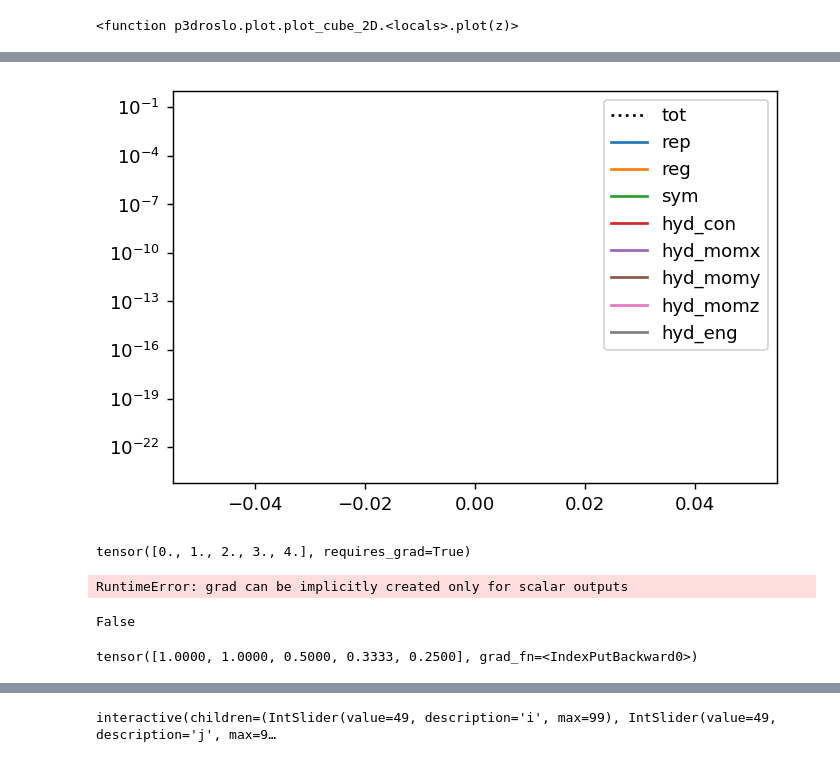
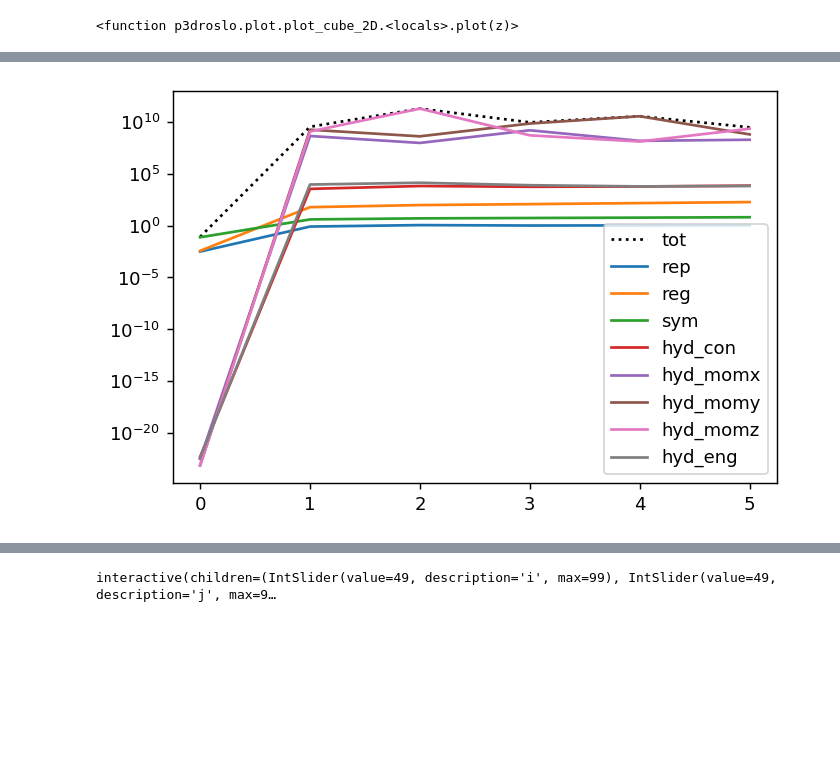
Before and after one commit to Magritte-code/pomme, a Jupyter notebook: docs/src/examples/R_Aquilae.ipynb, the cells around one changed output, grey strips where cells are left out. Saved outputs shown, nothing was run; the diff lists cells and outputs as text; code cells hidden in the pictures; blank space fills up the shorter version.

```diff
--- a/docs/src/examples/R_Aquilae.ipynb
+++ b/docs/src/examples/R_Aquilae.ipynb
@@ -474,34 +326,3 @@ def z_pos_symmetry_loss(arr):
 
 def z_neg_symmetry_loss(arr):
     return torch.mean((arr + torch.flip(arr, dims=(2,)))**2)
-# %%
-class SphericalLoss:
-    """
-    Copmutes the deviation from spherical symmetry.
-    """
-
-    def __init__(self, model, origin, weights=None):
-        # Get radial coordinates w.r.t. the given origin.
-        r = model.get_radius(origin=origin)
-        # Define the number of radial bins.
-        self.N = int(np.mean(model.shape)//2)
-        # Define the boundaries of the radial bins.
-        r_min = r.min()
-        r_max = r.max()
-        # Extract the indices of the radial bins.
-        self.r_ind = ((r - r_min) *  ((self.N - 1) / (r_max - r_min))).astype(np.int64)
-        # Extract the spherical masks (which mask everything but radial bin 'i').
-        self.masks = [self.r_ind==i for i in range(self.N)]
-        # Set the weights, if necessary.
-        if weights is None:
-            self.weights = torch.ones(self.N)
-        else:
-            self.weights = weights
-
-
-    def eval(self, var):
-        # Compute the standard deviation of the variable data in each radial bin.
-        sph_std = torch.zeros(self.N)
-        for i in range(self.N):
-            sph_std[i] = var[self.masks[i]].std()
-        return torch.mean(self.weights * sph_std)
@@ -510,3 +329,7 @@ spherical_loss = SphericalLoss(model, origin_ind)
+# %%
+from p3droslo.loss import SphericalLoss
+
+spherical_loss = SphericalLoss(model, origin='centre')
 # %%
 w_rep = 1.0 / nn.functional.mse_loss(forward(model,freqs), obs).item()
 w_reg = 1.0 / model.apply_to_fields(diff_loss).item()
@@ -614,7 +382,7 @@ def fit(loss, model, obs, N_epochs=10, lr=1.0e-1, w_rep=1.0, w_reg=1.0, w_sym=1.
     for _ in tqdm(range(N_epochs)):
 
         # Run forward model
-        img = torch.abs(forward2(model, freqs))
+        img = torch.abs(forward(model, freqs))
 
         # Compute the reproduction loss
         loss['rep'] = w_rep * nn.functional.mse_loss(img*1.0e+14, obs)
@@ -650,3 +418,5 @@ def fit(loss, model, obs, N_epochs=10, lr=1.0e-1, w_rep=1.0, w_reg=1.0, w_sym=1.
         loss.tot().backward()
         # Update parameters
         optimizer.step()
+# %%
+fit(loss, model, obs, N_epochs=1, lr=1.0e-1)
@@ -653,35 +425,5 @@ def fit(loss, model, obs, N_epochs=10, lr=1.0e-1, w_rep=1.0, w_reg=1.0, w_sym=1.
 # %%
-fit(loss, model, obs, N_epochs = 1, lr = 1.0e-2)
+fit(loss, model, obs, N_epochs=5, lr=1.0e-1)
 loss.plot()
 # %% [output]
-[figure, old version]
+[figure, new version]
-# %%
-m = torch.arange(5.0, requires_grad=True)
-m
-# %% [output]
-tensor([0., 1., 2., 3., 4.], requires_grad=True)
-# %%
-optimizer = Adam([m], lr=0.1)
-
-f = 1/m
-mask = (m == 0)
-f[mask] = torch.ones(1)
-
-loss = f**2
-
-# Set gradients to zero
-optimizer.zero_grad()
-# Backpropagate gradients
-loss.backward()
-# Update parameters
-optimizer.step()
-# %% [output]
-RuntimeError: grad can be implicitly created only for scalar outputs
-# %%
-m.requires_grad
-# %% [output]
-False
-# %%
-f
-# %% [output]
-tensor([1.0000, 1.0000, 0.5000, 0.3333, 0.2500], grad_fn=<IndexPutBackward0>)
```
Also changed, not shown: parts of 49 cells of this notebook, 17 other files.
